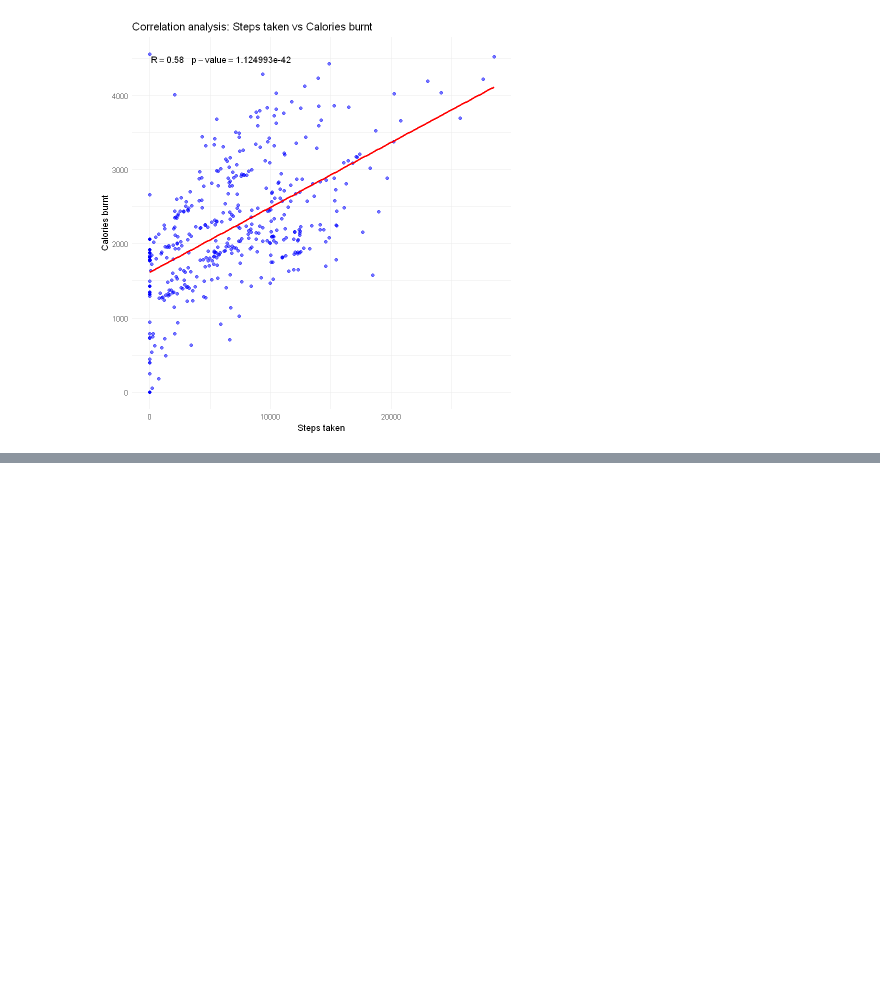
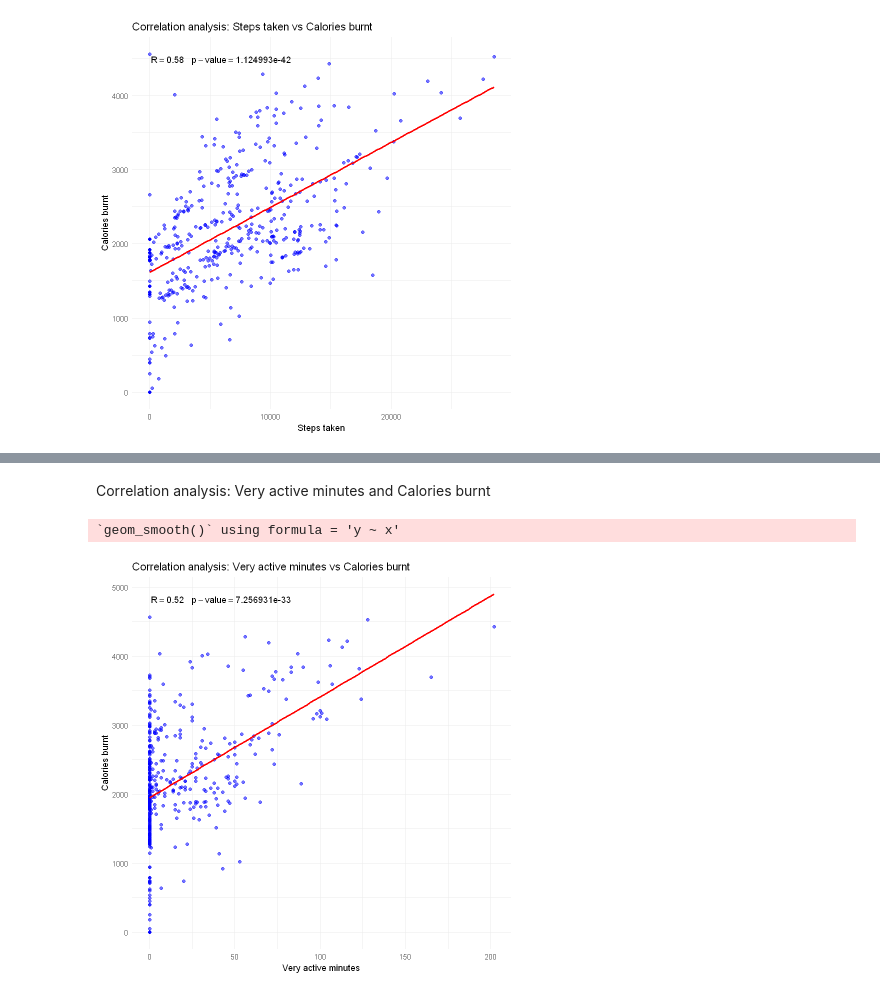
Before and after one commit to keithmmc/dataprojects, a Jupyter notebook: bellabeatR.ipynb, the cells around one changed output, grey strips where cells are left out. Saved outputs shown, nothing was run; the diff lists cells and outputs as text; code cells hidden in the pictures; blank space fills up the shorter version.

```diff
--- a/bellabeatR.ipynb
+++ b/bellabeatR.ipynb
@@ -272,0 +283,22 @@ daily_v2 %>%
+# %% [markdown]
+Correlation analysis: Very active minutes and Calories burnt
+# %%
+correlation_coefficient_VAM <- cor(daily_v2$VeryActiveMinutes, daily_v2$Calories)
+
+daily_v2%>%
+  ggplot(aes(VeryActiveMinutes, Calories))+
+  geom_point(aes(alpha = 0.25), colour = "blue")+
+  geom_smooth(method = "lm", se = FALSE, colour = "red")+
+  labs(title = "Correlation analysis: Very active minutes vs Calories burnt",
+       x = "Very active minutes", y =  "Calories burnt")+
+  theme_minimal()+
+  scale_alpha(guide = "none")+
+
+ # Add correlation and p-value annotations
+  stat_poly_eq(formula = y ~ x,
+               aes(label = paste("R == ", round(correlation_coefficient_VAM, 2),
+                                 "~~~ p-value == ", after_stat(p.value))),
+               parse = TRUE)
+# %% [output]
+`geom_smooth()` using formula = 'y ~ x'
+[figure, added]
```
Also changed, not shown: parts of 13 cells of this notebook.
